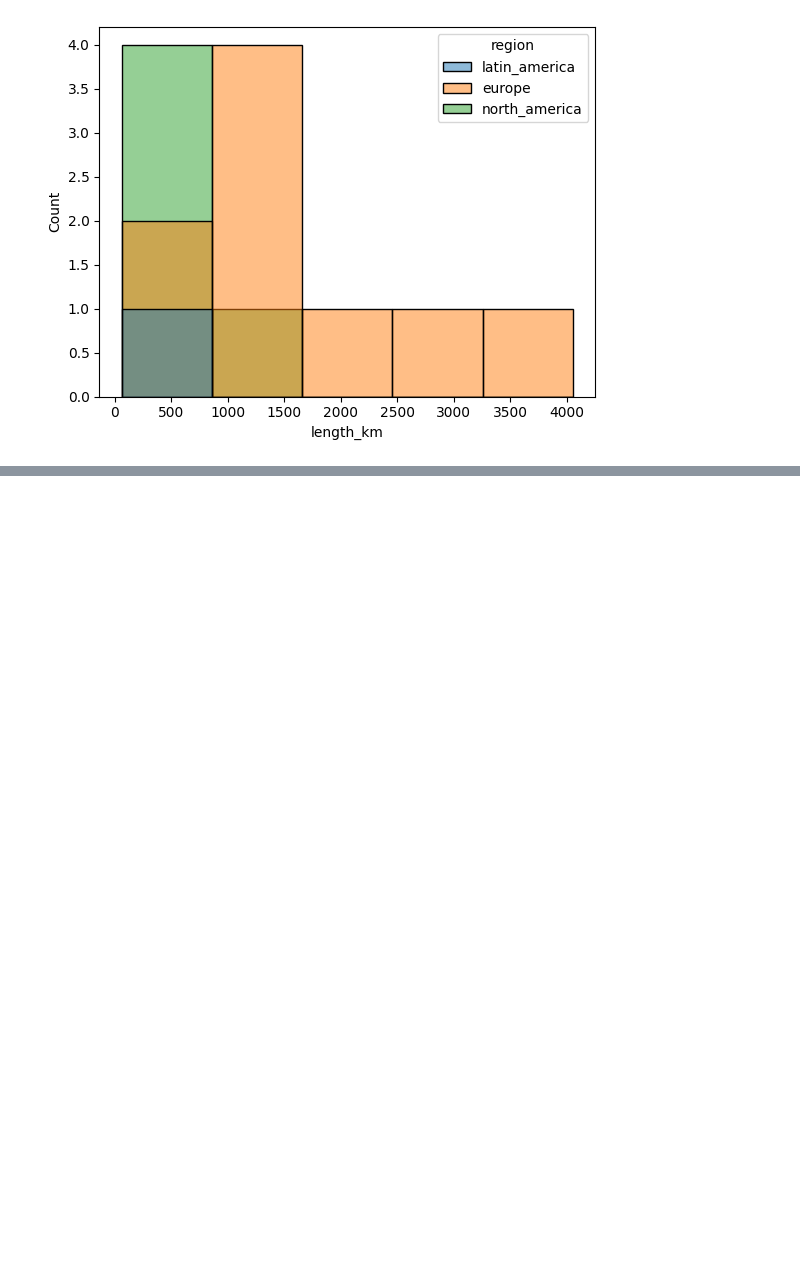
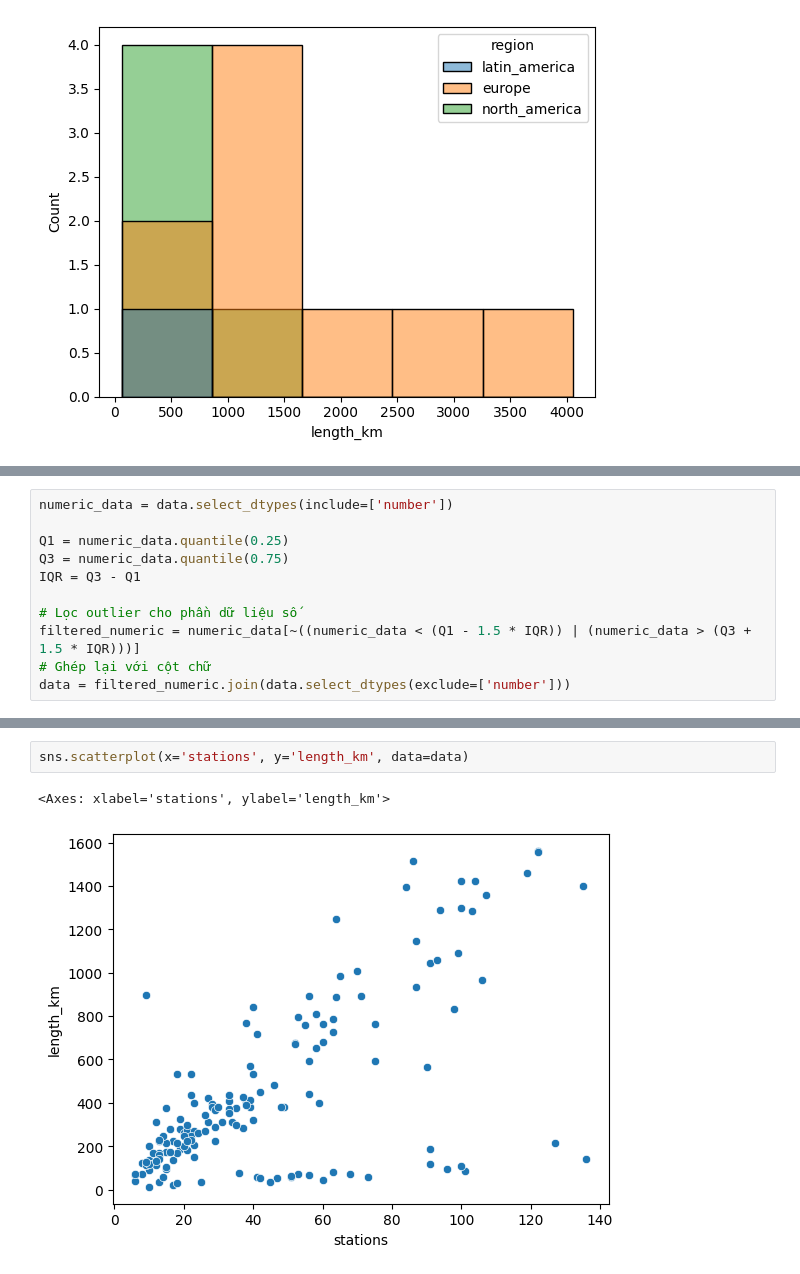
Before and after one commit to sjsjsmsmsj/DATASCIENCE, a Jupyter notebook: EDA/eda.ipynb, the cells around one changed output, grey strips where cells are left out. Saved outputs shown, nothing was run; the diff lists cells and outputs as text; blank space fills up the shorter version.

```diff
--- a/EDA/eda.ipynb
+++ b/EDA/eda.ipynb
@@ -175,0 +183,11 @@ sns.histplot(x='length_km', hue='region', data=data_early_year)
+# %%
+numeric_data = data.select_dtypes(include=['number'])
+
+Q1 = numeric_data.quantile(0.25)
+Q3 = numeric_data.quantile(0.75)
+IQR = Q3 - Q1
+
+# Lọc outlier cho phần dữ liệu số
+filtered_numeric = numeric_data[~((numeric_data < (Q1 - 1.5 * IQR)) | (numeric_data > (Q3 + 1.5 * IQR)))]
+# Ghép lại với cột chữ
+data = filtered_numeric.join(data.select_dtypes(exclude=['number']))
@@ -175,0 +232,5 @@ sns.histplot(x='length_km', hue='region', data=data_early_year)
+# %%
+sns.scatterplot(x='stations', y='length_km', data=data)
+# %% [output]
+<Axes: xlabel='stations', ylabel='length_km'>
+[figure, added]
```
Also changed, not shown: parts of 8 cells of this notebook, 1 other file.
